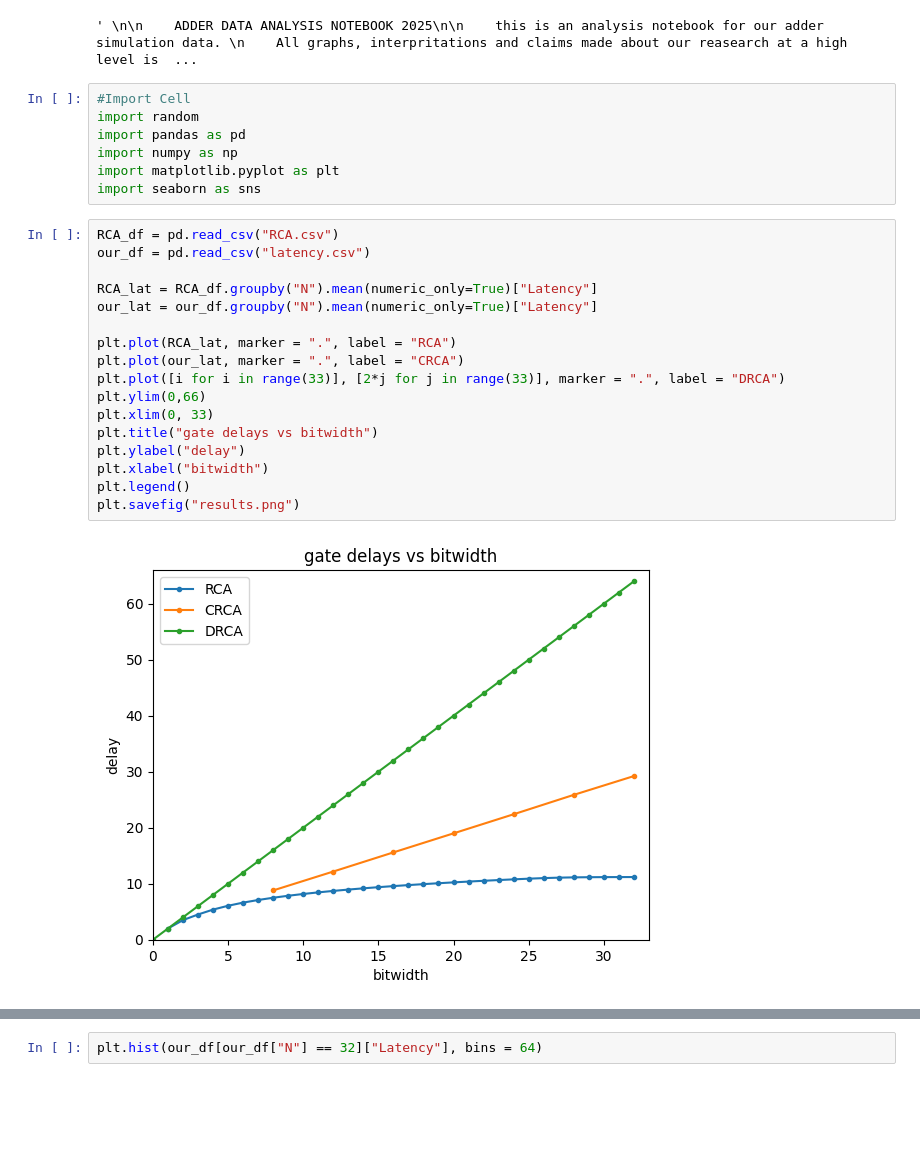
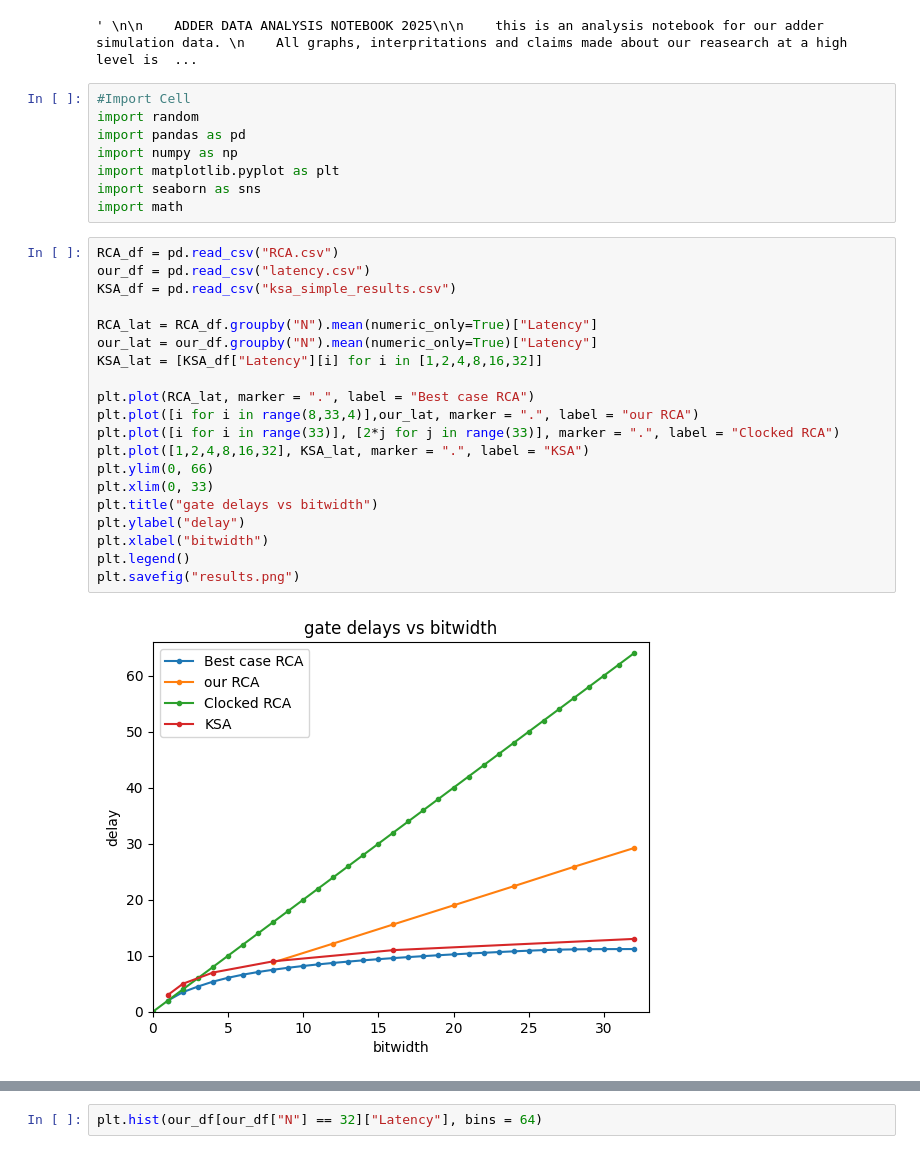
Before and after one commit to ALN006/dynamic_adder_2025, a Jupyter notebook: data/adder_data_analysis_notebook.ipynb, the cells around one changed output, grey strips where cells are left out. Saved outputs shown, nothing was run; the diff lists cells and outputs as text; blank space fills up the shorter version.

Commit message:
pretty graphs

```diff
--- a/data/adder_data_analysis_notebook.ipynb
+++ b/data/adder_data_analysis_notebook.ipynb
@@ -28,22 +28,26 @@ import pandas as pd
 import numpy as np
 import matplotlib.pyplot as plt
 import seaborn as sns
+import math
 # %%
 RCA_df = pd.read_csv("RCA.csv")
 our_df = pd.read_csv("latency.csv")
+KSA_df = pd.read_csv("ksa_simple_results.csv")
 
 RCA_lat = RCA_df.groupby("N").mean(numeric_only=True)["Latency"]
 our_lat = our_df.groupby("N").mean(numeric_only=True)["Latency"]
+KSA_lat = [KSA_df["Latency"][i] for i in [1,2,4,8,16,32]]
 
-plt.plot(RCA_lat, marker = ".", label = "RCA")
-plt.plot(our_lat, marker = ".", label = "CRCA")
-plt.plot([i for i in range(33)], [2*j for j in range(33)], marker = ".", label = "DRCA")
-plt.ylim(0,66)
+plt.plot(RCA_lat, marker = ".", label = "Best case RCA")
+plt.plot([i for i in range(8,33,4)],our_lat, marker = ".", label = "our RCA")
+plt.plot([i for i in range(33)], [2*j for j in range(33)], marker = ".", label = "Clocked RCA")
+plt.plot([1,2,4,8,16,32], KSA_lat, marker = ".", label = "KSA")
+plt.ylim(0, 66)
 plt.xlim(0, 33)
 plt.title("gate delays vs bitwidth")
 plt.ylabel("delay")
 plt.xlabel("bitwidth")
 plt.legend()
 plt.savefig("results.png")
 # %% [output]
-[figure, old version]
+[figure, new version]
```
Also changed, not shown: parts of 1 cell of this notebook, 1 other file.
